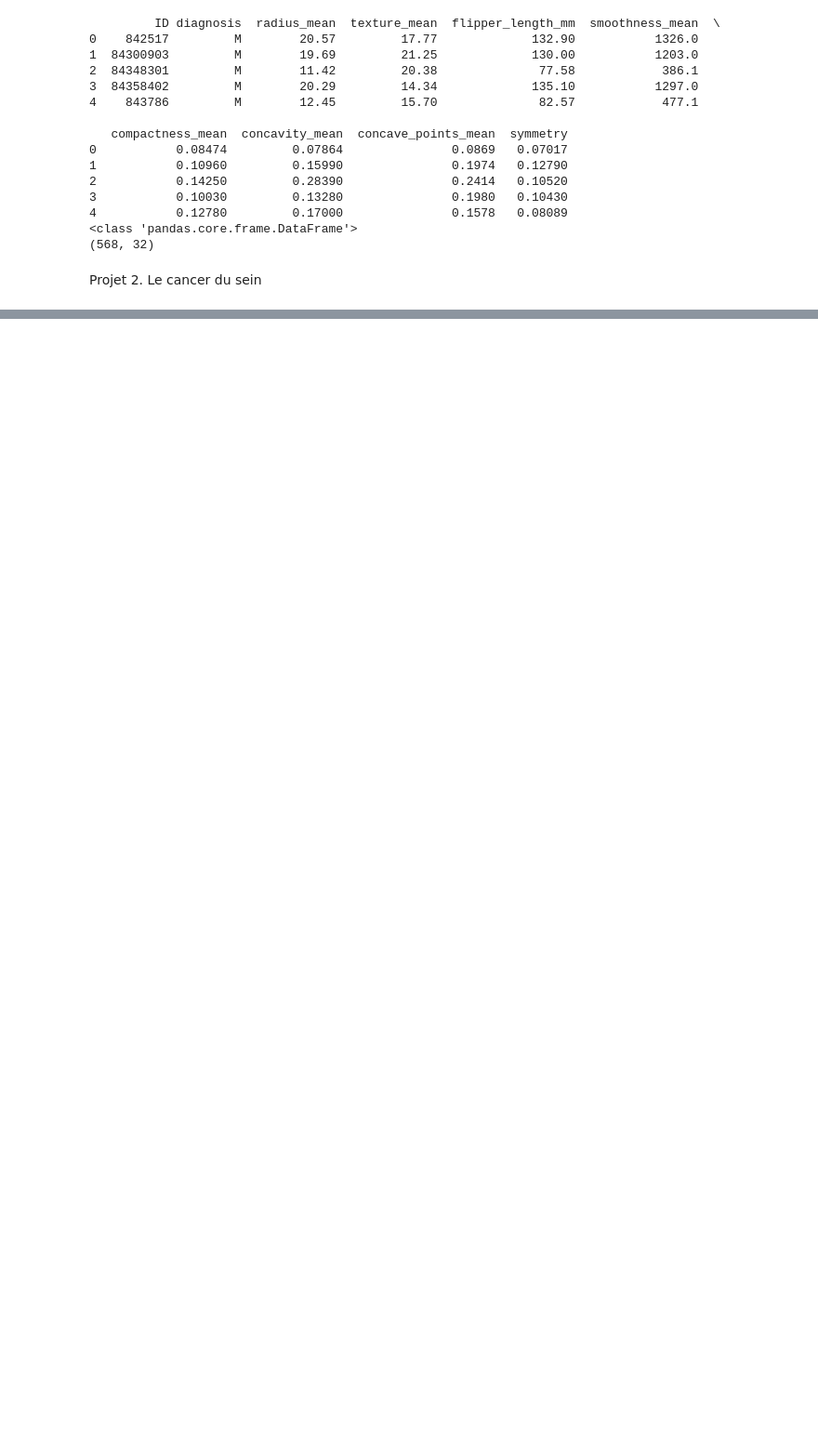
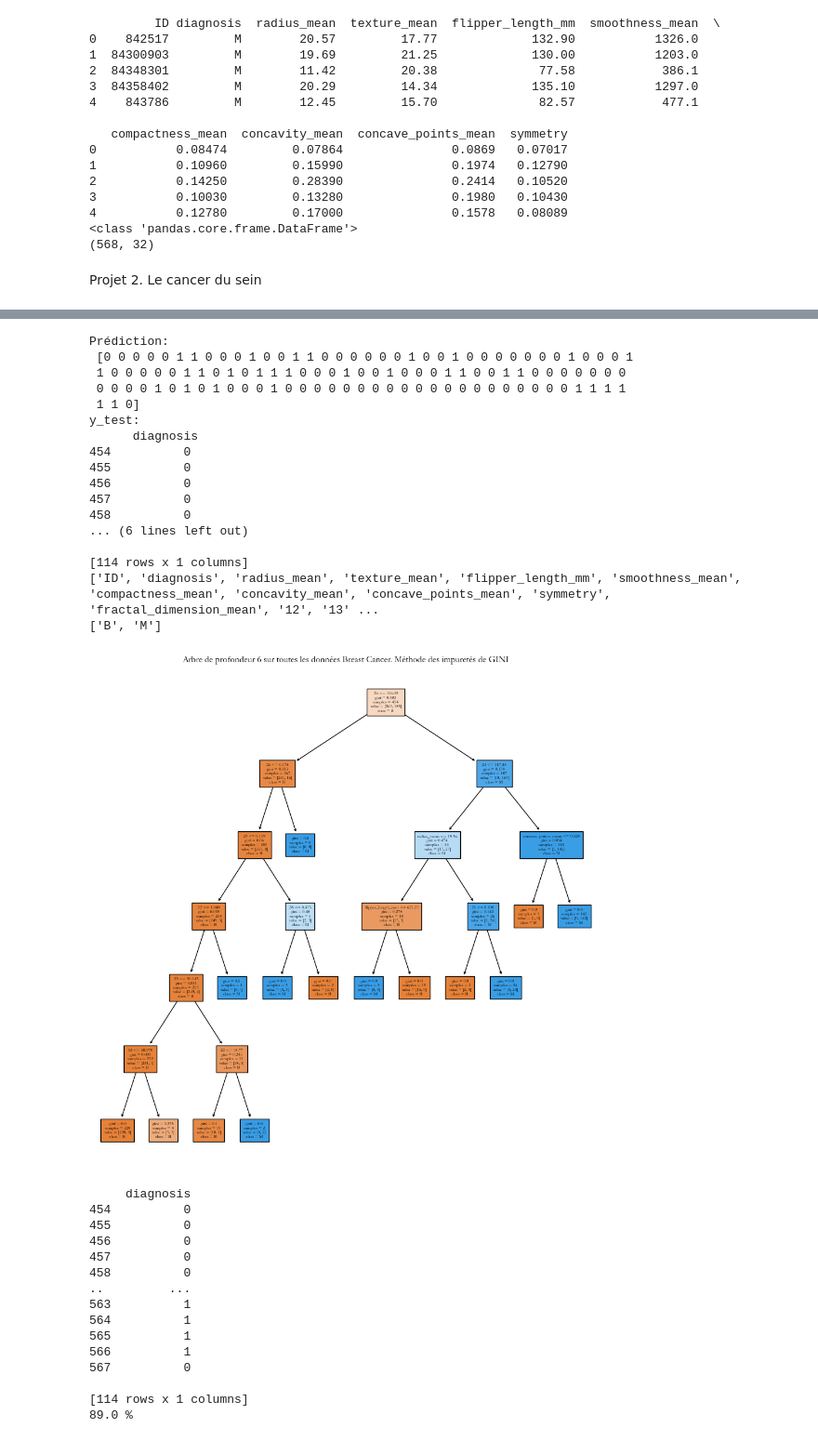
Before and after one commit to RMorana/DU_Data, a Jupyter notebook: ML Supervise Projet 2.ipynb, the cells around one changed output, grey strips where cells are left out. Shown at 93% size. Drawn from its saved outputs; the diff is of its cells as text; code cells hidden in the pictures; blank space fills up the shorter version.

```diff
--- a/ML Supervise Projet 2.ipynb
+++ b/ML Supervise Projet 2.ipynb
@@ -280,0 +299,76 @@ TypeError: Labels in y_true and y_pred should be of the same type. Got y_true=['
+# %%
+feature_names=["ID",
+                    "diagnosis",
+                    "radius_mean",
+                    "texture_mean",
+                    "flipper_length_mm",
+                    "smoothness_mean",
+                    "compactness_mean",
+                    "concavity_mean",
+                    "concave_points_mean",
+                    "symmetry",
+                    "fractal_dimension_mean",
+                    "12","13","14","15","16","17","18","19","20",
+                    "21","22","23","24","25","26","27","28","29","30","31","32"]
+# %%
+# Entrainement d'un modèle de Classifier avec la méthode des impuretés de GINI
+
+dt = DecisionTreeClassifier(criterion="gini",splitter="best",max_depth=6)
+dt = dt.fit(X_train,y_train)
+
+# Prédiction à l'aide du modèle et de X_test et y_test
+
+y_pred_GINI=dt.predict(X_test)
+print("Prédiction:\n",y_pred_GINI) # affichage de la prediction
+print("y_test:\n", y_test) # affichage de la réalité y_test pour comparaison avec la prediction
+
+# Verification des données
+class_names=["B","M"]
+print(feature_names)
+print(class_names)
+
+# Affichage de l'Arbre
+fig = plt.figure(figsize=(12,12))
+tree.plot_tree(dt,filled=True, feature_names=feature_names,class_names=class_names,fontsize=6)
+plt.title("Arbre de profondeur 6 sur toutes les données Breast Cancer. Méthode des impuretés de GINI")
+plt.show()
+
+from sklearn.metrics import accuracy_score
+print(y_test)
+m_perf = accuracy_score(y_test, y_pred_GINI)
+m_perf = round(m_perf,2)
+print(100*m_perf,"%")
+# %% [output]
+Prédiction:
+ [0 0 0 0 0 1 1 0 0 0 1 0 0 1 1 0 0 0 0 0 0 1 0 0 1 0 0 0 0 0 0 0 1 0 0 0 1
+ 1 0 0 0 0 0 1 1 0 1 0 1 1 1 0 0 0 1 0 0 1 0 0 0 1 1 0 0 1 1 0 0 0 0 0 0 0
+ 0 0 0 0 1 0 1 0 1 0 0 0 1 0 0 0 0 0 0 0 0 0 0 0 0 0 0 0 0 0 0 0 0 1 1 1 1
+ 1 1 0]
+y_test:
+      diagnosis
+454          0
+455          0
+456          0
+457          0
+458          0
+... (6 lines left out)
+
+[114 rows x 1 columns]
+['ID', 'diagnosis', 'radius_mean', 'texture_mean', 'flipper_length_mm', 'smoothness_mean', 'compactness_mean', 'concavity_mean', 'concave_points_mean', 'symmetry', 'fractal_dimension_mean', '12', '13' ...
+['B', 'M']
+[figure, added]
+     diagnosis
+454          0
+455          0
+456          0
+457          0
+458          0
+..         ...
+563          1
+564          1
+565          1
+566          1
+567          0
+
+[114 rows x 1 columns]
+89.0 %
```
Also changed, not shown: parts of 25 cells of this notebook.
